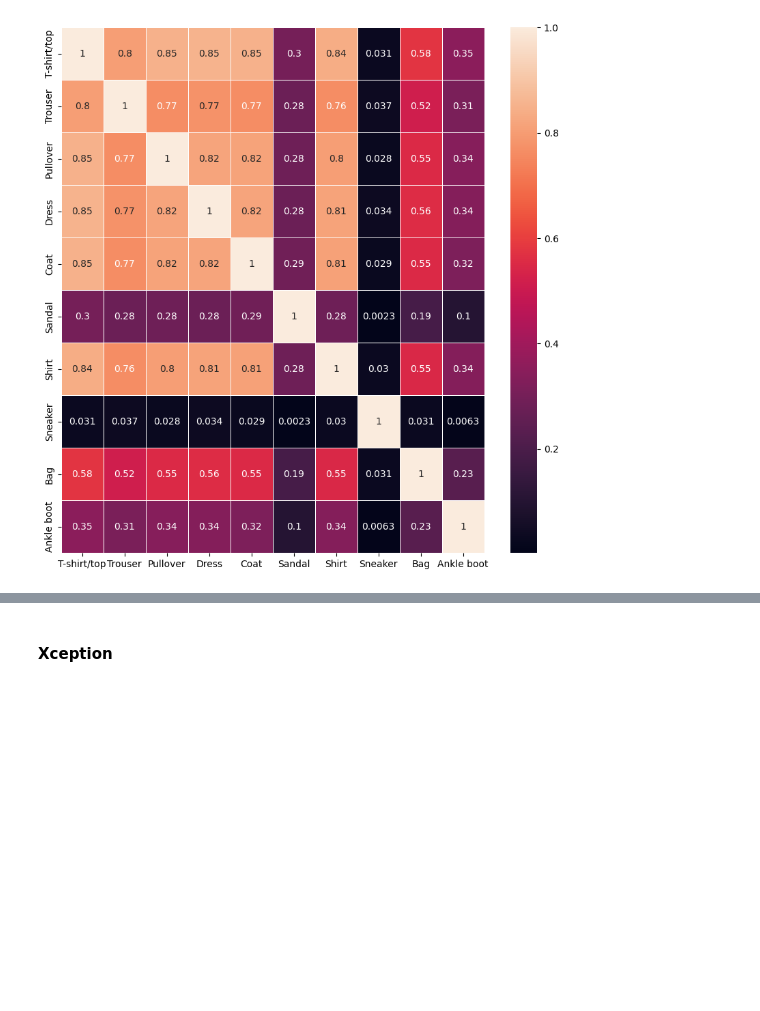
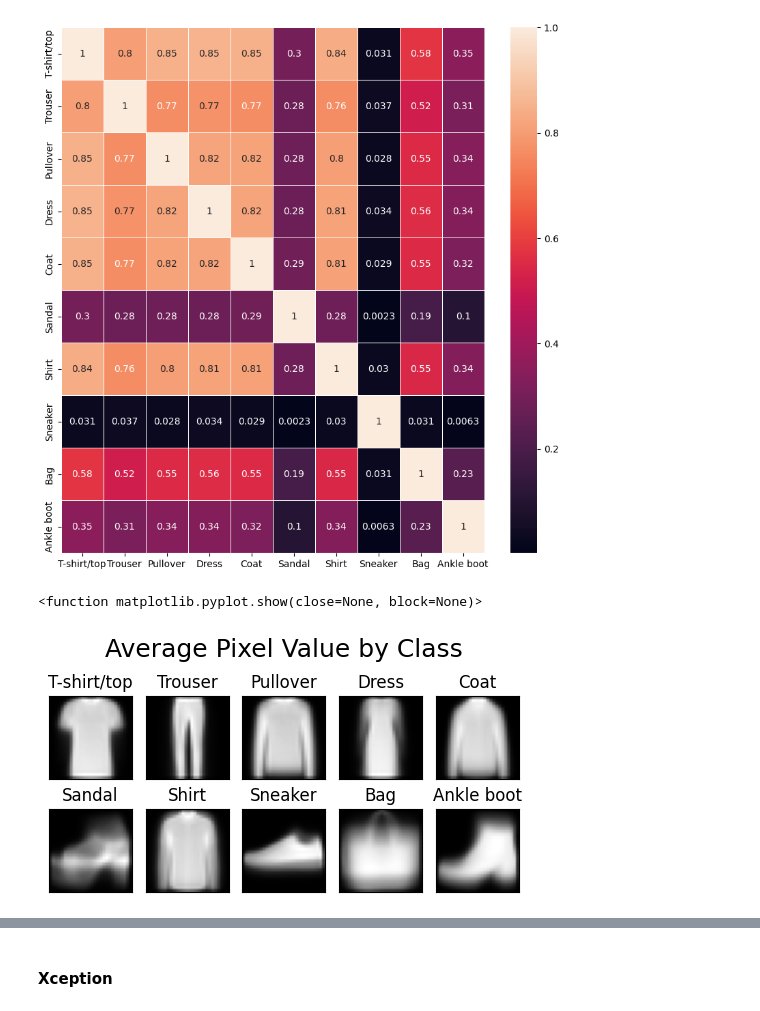
Before and after one commit to Soumyajyotidutta/Fashion-MNIST, a Jupyter notebook: xsh/Classifiers_Team_Confusion_(Matrix).ipynb, the cells around one changed output, grey strips where cells are left out. Cells and saved outputs as stored; diff of their text form; code cells hidden in the pictures; blank space fills up the shorter version.

```diff
--- a/xsh/Classifiers_Team_Confusion_(Matrix).ipynb
+++ b/xsh/Classifiers_Team_Confusion_(Matrix).ipynb
@@ -281,3 +290,40 @@ sns.heatmap(similarities_df, annot=True, linewidth=.5, ax=ax)
 # %% [output]
 <Axes: >
 [figure]
+# %%
+# exploratory data analysis
+# get average of all pixels for each clothing type
+
+
+# find number of samples from each class
+# find indicies of each unique class
+[out_labels, inverse_indices, counts] = np.unique(y_train_clf, return_counts=True, return_inverse=True)
+
+# define figure/subplots
+plt.figure(figsize=(5, 3))
+
+
+plt.suptitle("Average Pixel Value by Class", fontsize=18, y=0.95)
+
+img_means = np.empty(10, dtype = 'object')
+
+for n, i_label in enumerate(labels_info):
+  # create mask of T/F to get indices that match class i_label
+  mask = y_train_clf == n
+  # index training data given mask
+  t_class = X_train_clf[mask,]
+
+
+  # set axes and plot info
+  ax = plt.subplot(2,5, n+1)
+  img_means[n] = np.mean(t_class, 0)
+  ax.imshow(img_means[n], cmap = "gray")
+  ax.set_title(labels_info[n])
+  ax.set_xticks([])
+  ax.set_yticks([])
+
+plt.tight_layout(h_pad = 1, w_pad=1)
+plt.show
+# %% [output]
+<function matplotlib.pyplot.show(close=None, block=None)>
+[figure, added]
```
Also changed, not shown: parts of 7 cells of this notebook.
